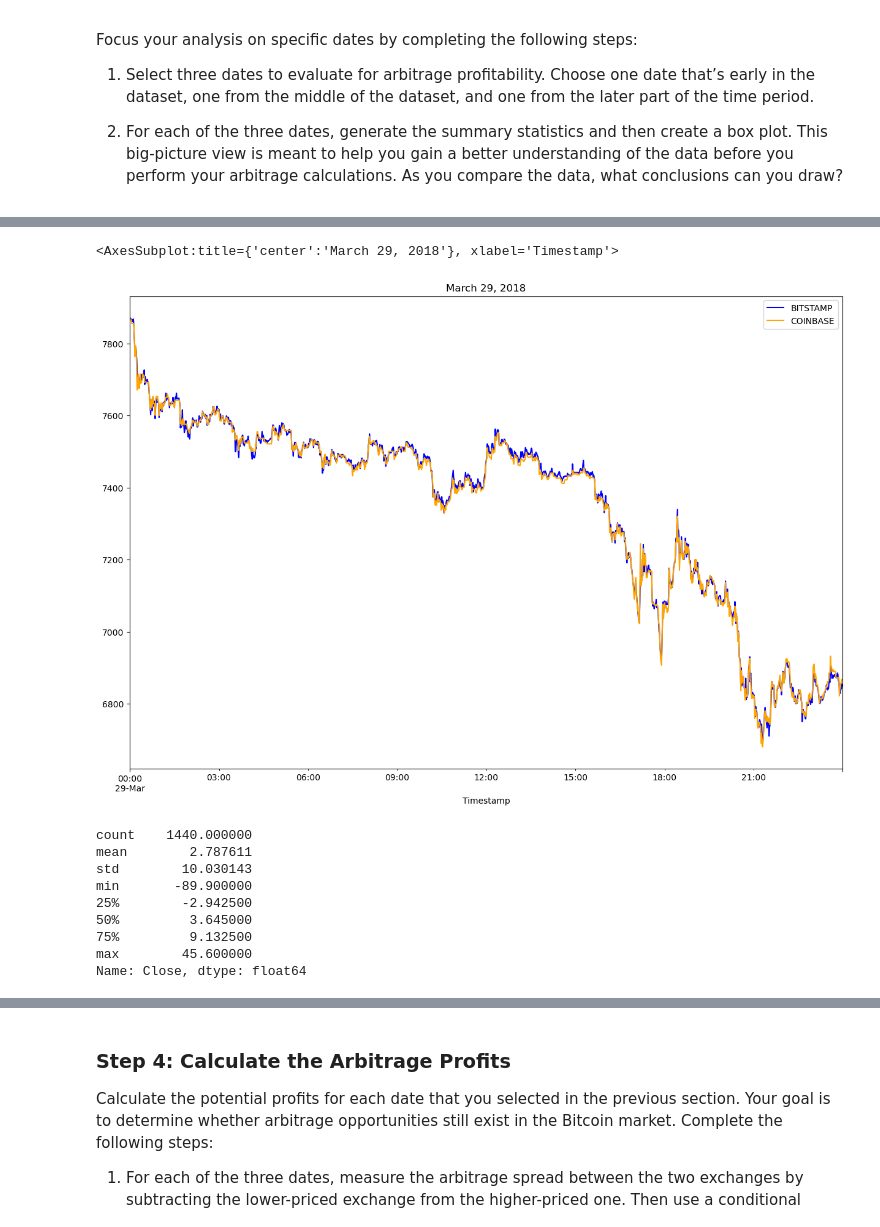
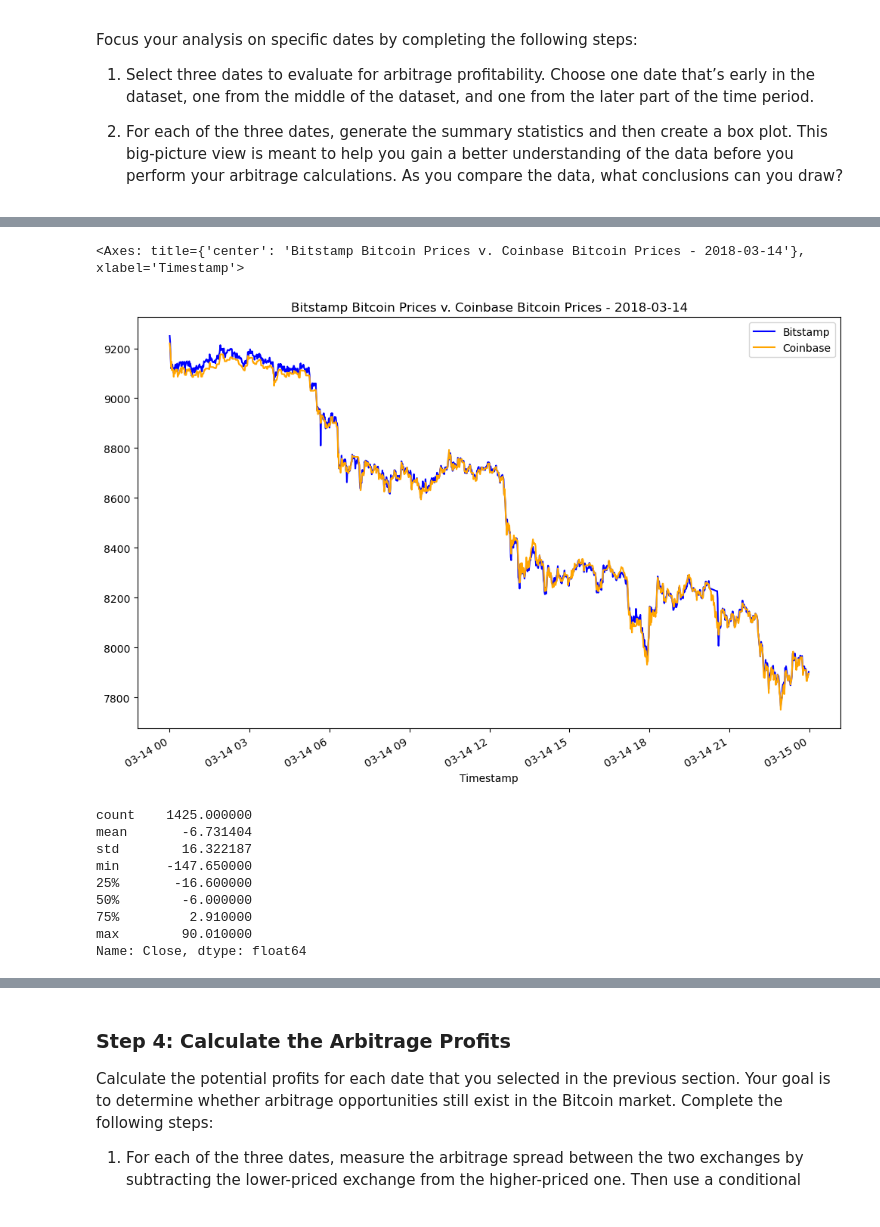
Before and after one commit to Demigodgeek/C3_Calculate_Arbitrage_Profits, a Jupyter notebook: crypto_arbitrage.ipynb, the cells around one changed output, grey strips where cells are left out. Drawn from its saved outputs; the diff is of its cells as text; code cells hidden in the pictures.

```diff
--- a/crypto_arbitrage.ipynb
+++ b/crypto_arbitrage.ipynb
@@ -222,0 +149,6 @@ dtype: object
+# %%
+# Use the str.replace function to remove the dollar sign, $
+coinbase['Close'] = coinbase['Close'].str.replace('$', '')
+# %%
+# Convert the Close data type to a float
+coinbase['Close'] = coinbase['Close'].astype(float)
@@ -242,8 +179,8 @@ Select the data you want to analyze. Use `loc` or `iloc` to select the following
 * Close
 # %%
 # Use loc or iloc to select `Timestamp (the index)` and `Close` from bitstamp DataFrame
+bitstamp = bitstamp.loc[:, ['Close']]
 
-bitstamp_sliced_df = bitstamp_df.loc[:,"Close"]
 # Review the first five rows of the DataFrame
-bitstamp_sliced_df.head()
+bitstamp.head()
 # %% [output]
@@ -257,8 +194,7 @@ Name: Close, dtype: float64
 # %%
-# Use loc or iloc to select `Timestamp (the index)` and `Close` from coinbase DataFram
-coinbase_sliced_df = coinbase_df.loc[:, "Close"]
+# Use loc or iloc to select `Timestamp (the index)` and `Close` from coinbase DataFrame
+coinbase = coinbase.loc[:, ['Close']]
 
 # Review the first five rows of the DataFrame
-# YOUR CODE HERE
-coinbase_sliced_df.head()
+coinbase.head()
 # %% [output]
@@ -454,30 +388,29 @@ arbitrage_spread_middle.plot(kind='box')
 # %%
 # Create an overlay plot that visualizes the two dataframes over a period of one day from late in the dataset.
 # Be sure that the plots include the parameters `legend`, `figsize`, `title`, `color` and `label`
-# YOUR CODE HERE
-bitstamp_sliced_df.loc['2018-03-29'].plot(
-    legend=True, figsize=(15, 10), title="March 29, 2018", color="blue", label="BITSTAMP")
-coinbase_sliced_df.loc['2018-03-29'].plot(
-    legend=True, figsize=(15, 10), color="orange", label="COINBASE")
+bitstamp['Close'].loc['2018-03-14'].plot(
+    legend=True, figsize=(12,8), title='Bitstamp Bitcoin Prices v. Coinbase Bitcoin Prices - 2018-03-14', color='blue', label='Bitstamp')
+coinbase['Close'].loc['2018-03-14'].plot(
+    legend=True, figsize=(12,8), color='orange', label='Coinbase')
 # %% [output]
-<AxesSubplot:title={'center':'March 29, 2018'}, xlabel='Timestamp'>
+<Axes: title={'center': 'Bitstamp Bitcoin Prices v. Coinbase Bitcoin Prices - 2018-03-14'}, xlabel='Timestamp'>
-[figure, old version]
+[figure, new version]
 # %%
 # Using the date from the late that you have selected, calculate the arbitrage spread
 # by subtracting the bitstamp lower closing prices from the coinbase higher closing prices
-arbitrage_spread_late = bitstamp_sliced_df.loc['2018-03-29'] - coinbase_sliced_df.loc['2018-03-29']
+arbitrage_spread_late = coinbase['Close'].loc['2018-03-14'] - bitstamp['Close'].loc['2018-03-14']
 
-# Generate summary statistics for the late DataFrame
+# Generate summary statistics
 arbitrage_spread_late.describe()
 # %% [output]
-count    1440.000000
-mean        2.787611
-std        10.030143
-min       -89.900000
-25%        -2.942500
-50%         3.645000
-75%         9.132500
-max        45.600000
+count    1425.000000
+mean       -6.731404
+std        16.322187
+min      -147.650000
+25%       -16.600000
+50%        -6.000000
+75%         2.910000
+max        90.010000
 Name: Close, dtype: float64
 # %%
 # Visualize the arbitrage spread from late in the dataset in a box plot
```
Also changed, not shown: parts of 75 cells of this notebook.
